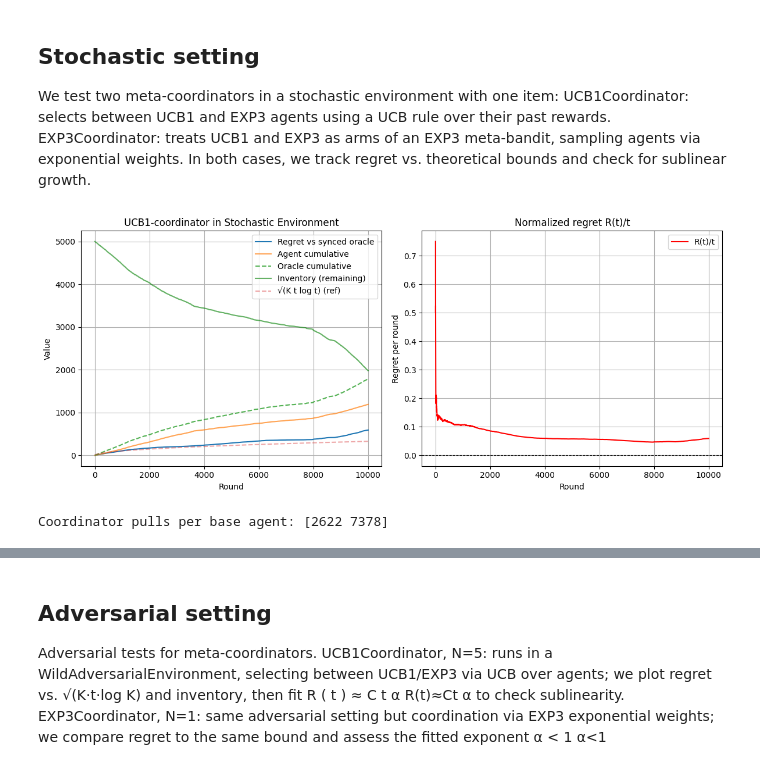
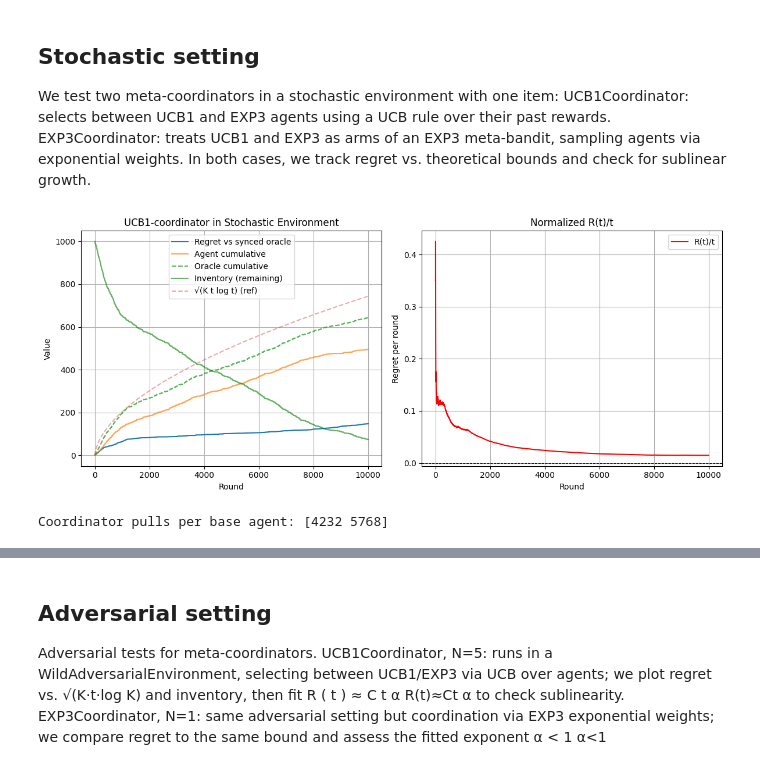
Before and after one commit to alessandrom10/Online_Learning_Applications_Project, a Jupyter notebook: Delivery/Req_3.ipynb, the cells around one changed output, grey strips where cells are left out. Saved outputs shown, nothing was run; the diff lists cells and outputs as text; code cells hidden in the pictures.

```diff
--- a/Delivery/Req_3.ipynb
+++ b/Delivery/Req_3.ipynb
@@ -136,3 +130,0 @@ class AdversarialEnvironment(Environment):
-# %%
-T = 250
-N = 3
@@ -954,12 +436,0 @@ def plot_results(res, title_prefix="Agent vs Oracles"):
-# %%
-# EXP3 test in Stochastic Environment
-
-agent = EXP3Agent(T=T, N=N)
-env   = StochasticEnvironment(cost=5, var=20, T=T, N=N)
-
-T = 10_000
-N = 5
-B0 = T//2
-np.random.seed(0)
-results = run_agent_vs_oracles(agent, env, T=T, B0=B0, use_dynamic=True)
-plot_results(results, title_prefix="EXP3 vs Strong Oracle")
@@ -1299,48 +624,26 @@ In both cases, we track regret vs. theoretical bounds and check for sublinear gr
 # %%
 # UCB1 Coordinator test in Stochastic Environment
 T = 10_000
 N = 1
-B0 = int(T/2)
+B0 = int(T/10)
 
-np.random.seed(0)
+np.random.seed(42)
 
 coord = UCB1Coordinator(T, N)
 env = StochasticEnvironment(cost=5, var=20, T=T, N=N)
 
 coord.run(env, B0)
 
 price_set = coord.agents[0].price_set if hasattr(coord.agents[0], "price_set") else np.array([0,20,40,60,80,100])
 regret, oracle_cum, agent_cum = compute_regret(
     env=env,
     B0=B0, T=T, N=N,
     rewards=coord.rewards,
     inventory=coord.log_inventory,
     price_set=price_set
 )
 
-K = len(price_set)
-t_values = np.arange(1, T+1)
-bound = np.sqrt(K * np.log(max(2, K)) * t_values)
-
-plt.figure(figsize=(12,5))
-
-plt.subplot(1,2,1)
-plt.plot(t_values, regret, label='Regret vs synced oracle')
-plt.plot(t_values, agent_cum, label='Agent cumulative', alpha=0.7)
-plt.plot(t_values, oracle_cum, label='Oracle cumulative', linestyle='--', alpha=0.8)
-plt.plot(t_values, coord.log_inventory, label='Inventory (remaining)', color='green', alpha=0.6)
-plt.xlabel('Round'); plt.ylabel('Value'); plt.title( "UCB1-coordinator in Stochastic Environment")
-plt.plot(t_values, bound, linestyle="--", alpha=0.4, label="√(K t log t) (ref)")
-plt.legend(); plt.grid(True)
-
-plt.subplot(1,2,2)
-plt.plot(t_values, regret / t_values, label='R(t)/t', color='red')
-plt.axhline(0, color='black', linestyle='--', linewidth=0.8)
-plt.xlabel('Round'); plt.ylabel('Regret per round'); plt.title('Normalized regret R(t)/t')
-plt.legend(); plt.grid(True)
-
-plt.tight_layout(); plt.show()
-print("Coordinator pulls per base agent:", coord.N_pulls.astype(int))
+show_results_plot(T, K, regret, agent_cum, oracle_cum, coord.log_inventory, "UCB1", "Stochastic")
 # %% [output]
-[figure, old version]
+[figure, new version]
-Coordinator pulls per base agent: [2622 7378]
+Coordinator pulls per base agent: [4232 5768]
```
Also changed, not shown: parts of 27 cells of this notebook, 1 other file.
